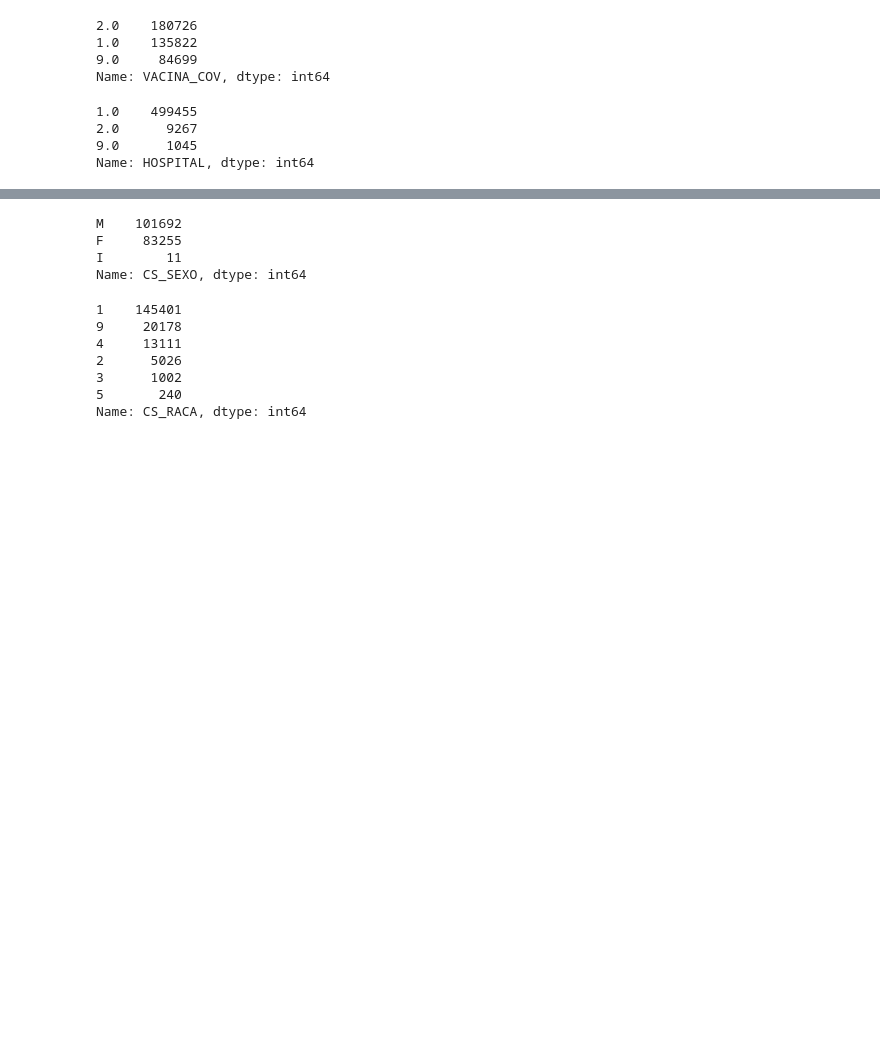
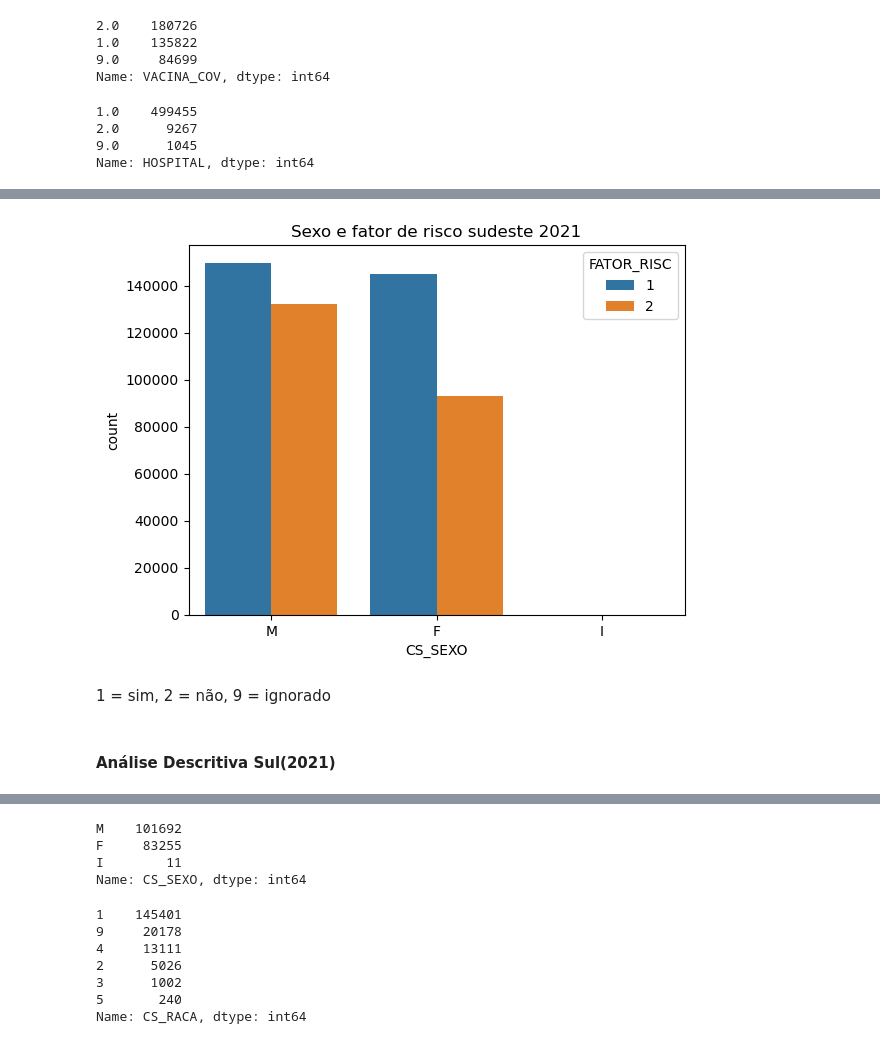
Before and after one commit to mandsmp/PIBIC---SARG, a Jupyter notebook: notebook-modificado.ipynb, the cells around one changed output, grey strips where cells are left out. Saved outputs shown, nothing was run; the diff lists cells and outputs as text; code cells hidden in the pictures; blank space fills up the shorter version.

Commit message:
sexo e fator de risco countplot

```diff
--- a/notebook-modificado.ipynb
+++ b/notebook-modificado.ipynb
@@ -175,3 +173,11 @@ sns.histplot(df_SE, x="NU_IDADE_N", color="purple").set(title='Idade sudeste 202
+# %%
+sns.countplot(data=df_SE, x="CS_SEXO", hue="FATOR_RISC").set(title="Sexo e fator de risco sudeste 2021");
+# %% [output]
+[figure, added]
+# %% [markdown]
+1 = sim, 2 = não, 9 = ignorado
+# %% [markdown]
+#### Análise Descritiva Sul(2021)
 # %%
 df_S = tabela_2021.loc[(tabela_2021["SG_UF_NOT"] == "SC")| (tabela_2021["SG_UF_NOT"] == "RS") | (tabela_2021["SG_UF_NOT"] == "PR")]
 # %%
```
Also changed, not shown: parts of 104 cells of this notebook.
